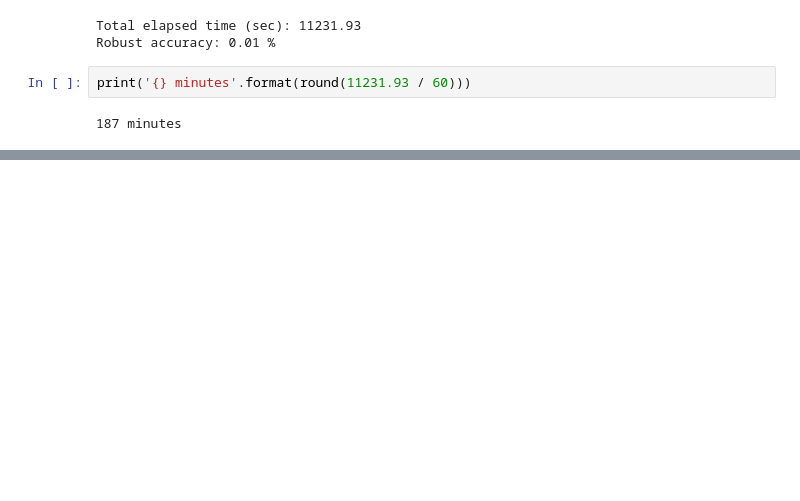
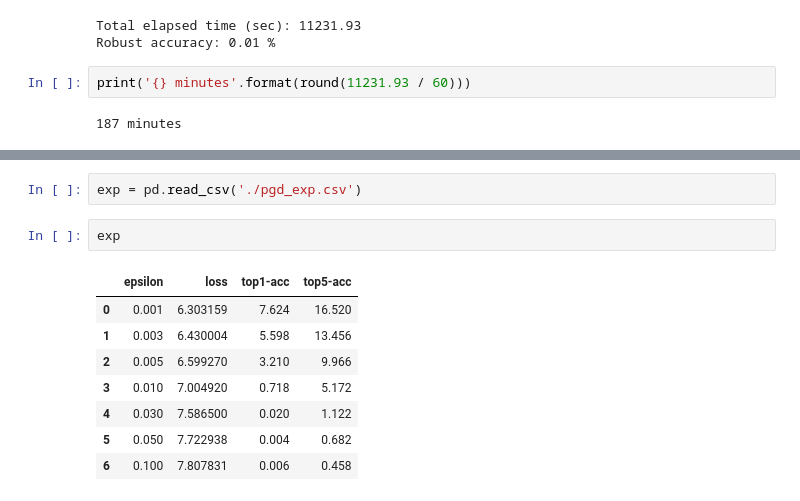
Before and after one commit to hwk0702/keras2torch, a Jupyter notebook: Adversarial_Attack/Projected_Gradient_Descent/PGD (ImageNet).ipynb, the cells around one changed output, grey strips where cells are left out. Drawn from its saved outputs; the diff is of its cells as text; blank space fills up the shorter version.

```diff
--- a/Adversarial_Attack/Projected_Gradient_Descent/PGD (ImageNet).ipynb
+++ b/Adversarial_Attack/Projected_Gradient_Descent/PGD (ImageNet).ipynb
@@ -287,0 +331,13 @@ print('{} minutes'.format(round(11231.93 / 60)))
+# %%
+exp = pd.read_csv('./pgd_exp.csv')
+# %%
+exp
+# %% [output]
+|  | epsilon | loss | top1-acc | top5-acc |
+| 0 | 0.001 | 6.303159 | 7.624 | 16.520 |
+| 1 | 0.003 | 6.430004 | 5.598 | 13.456 |
+| 2 | 0.005 | 6.599270 | 3.210 | 9.966 |
+| 3 | 0.010 | 7.004920 | 0.718 | 5.172 |
+| 4 | 0.030 | 7.586500 | 0.020 | 1.122 |
+| 5 | 0.050 | 7.722938 | 0.004 | 0.682 |
+| 6 | 0.100 | 7.807831 | 0.006 | 0.458 |
```
Also changed, not shown: parts of 7 cells of this notebook, 1 other file.
